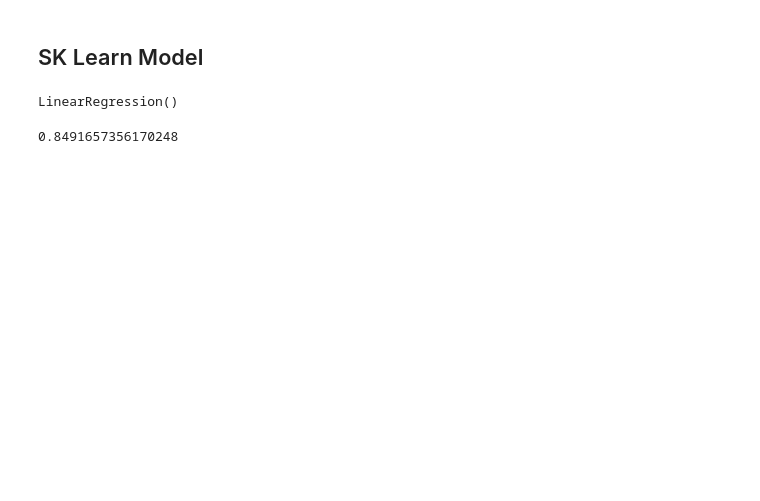
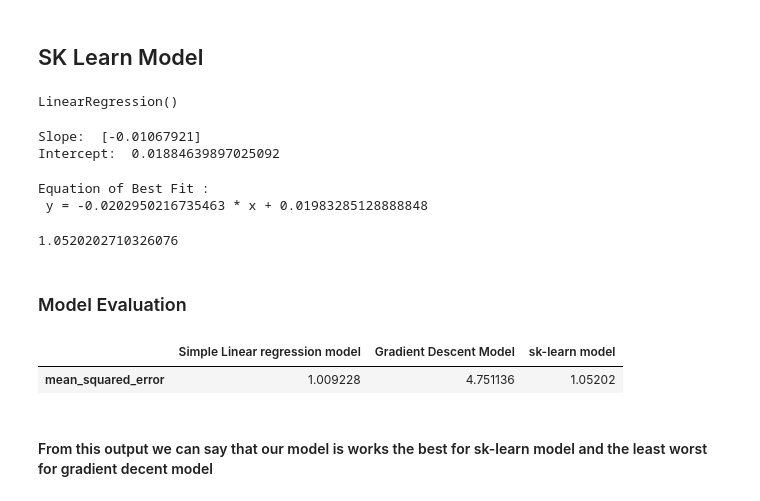
Before and after one commit to SG-Akshay10/Gradient-Descent, a Jupyter notebook: GradientDecent.ipynb, the cells around one changed output. Cells and saved outputs as stored; diff of their text form; code cells hidden in the pictures; blank space fills up the shorter version.

```diff
--- a/GradientDecent.ipynb
+++ b/GradientDecent.ipynb
@@ -167,5 +167,6 @@ def prediction(x_train,slope,intercept):
 y_pred = prediction(x_test,m,c)
 # %%
 from sklearn.metrics import mean_squared_error
-print(mean_squared_error(y_pred,y_test))
+slr = mean_squared_error(y_pred,y_test)
+print(slr)
 # %% [output]
@@ -204,5 +205,6 @@ plt.plot(x,y_pred)
 ### Mean Absolute Error and Mean Absolute Percentage Error
 # %%
 from sklearn.metrics import mean_squared_error
-print(mean_squared_error(y_pred,y))
+gb = mean_squared_error(y_pred,y)
+print(gb)
 # %% [output]
@@ -219,8 +221,31 @@ reg.fit(x_train.reshape(-1, 1), y_train)
 LinearRegression()
 # %%
 y_pred = reg.predict(x_test.reshape(-1, 1))
+# %%
+print("Slope: ", reg.coef_)
+print("Intercept: ", reg.intercept_)
+# %% [output]
+Slope:  [-0.01067921]
+Intercept:  0.01884639897025092
+# %%
+print(f"Equation of Best Fit :\n y = {m} * x + {c}")
+# %% [output]
+Equation of Best Fit :
+ y = -0.0202950216735463 * x + 0.01983285128888848
 # %%
 from sklearn.metrics import mean_squared_error
-print(mean_squared_error(y_pred,y_test))
+sk = mean_squared_error(y_pred,y_test)
+print(sk)
 # %% [output]
-0.8491657356170248
+1.0520202710326076
+# %% [markdown]
+### Model Evaluation
+# %%
+m_per_dict = {'Simple Linear regression model':slr,"Gradient Descent Model":gb,"sk-learn model":sk}
+model_performance = pd.DataFrame(m_per_dict,index=['mean_squared_error'])
+model_performance
+# %% [output]
+|  | Simple Linear regression model | Gradient Descent Model | sk-learn model |
+| mean_squared_error | 1.009228 | 4.751136 | 1.05202 |
+# %% [markdown]
+#### From this output we can say that our model is works the best for sk-learn model and the least worst for gradient decent model
```
Also changed, not shown: parts of 10 cells of this notebook, 1 other file.
